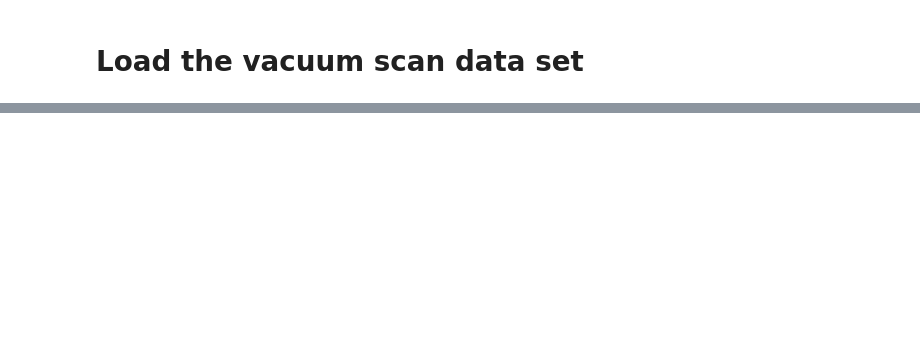
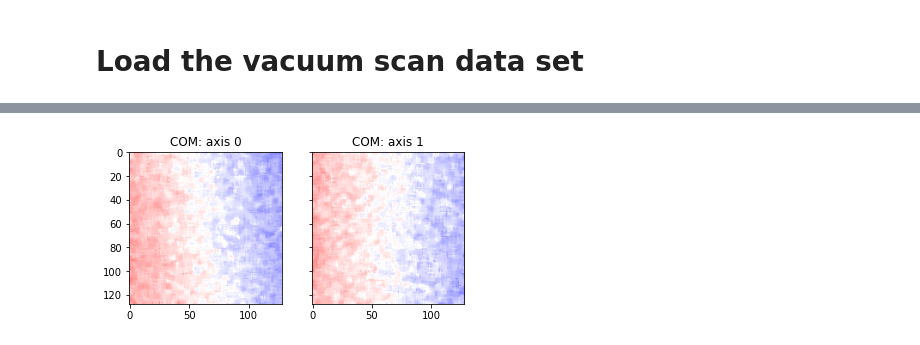
Before and after one commit to OpenChemistry/stempy, a Jupyter notebook: examples/vacuum_scan_subtract.ipynb, the cells around one changed output, grey strips where cells are left out. Cells and saved outputs as stored; diff of their text form; code cells hidden in the pictures; blank space fills up the shorter version.

```diff
--- a/examples/vacuum_scan_subtract.ipynb
+++ b/examples/vacuum_scan_subtract.ipynb
@@ -109,11 +130,15 @@ ax[1].hist(com2[1,].ravel()-com2_median[1])
 # %%
 # Remove the outliers by median filtering
 com2_filt = np.zeros_like(com2)
 com2_filt[0,] = ndimage.median_filter(com2[0,], size=(5, 5))
 com2_filt[1,] = ndimage.median_filter(com2[1,], size=(5, 5))
 
 com2_median = np.median(com2_filt, axis=(1, 2))
 
 fg,ax = plt.subplots(1, 2,sharex=True,sharey=True)
-ax[0].imshow(com2_filt[0,]-com2_median[0],cmap='bwr',vmin=-8,vmax=8)
-ax[1].imshow(com2_filt[1,]-com2_median[1],cmap='bwr',vmin=-8,vmax=8)
+ax[0].imshow(com2_filt[0,]-com2_median[0],cmap='bwr',vmin=-3,vmax=3)
+ax[0].set(title='COM: axis 0')
+ax[1].imshow(com2_filt[1,]-com2_median[1],cmap='bwr',vmin=-3,vmax=3);
+ax[1].set(title='COM: axis 1');
+# %% [output]
+[figure, added]
```
Also changed, not shown: parts of 16 cells of this notebook.
